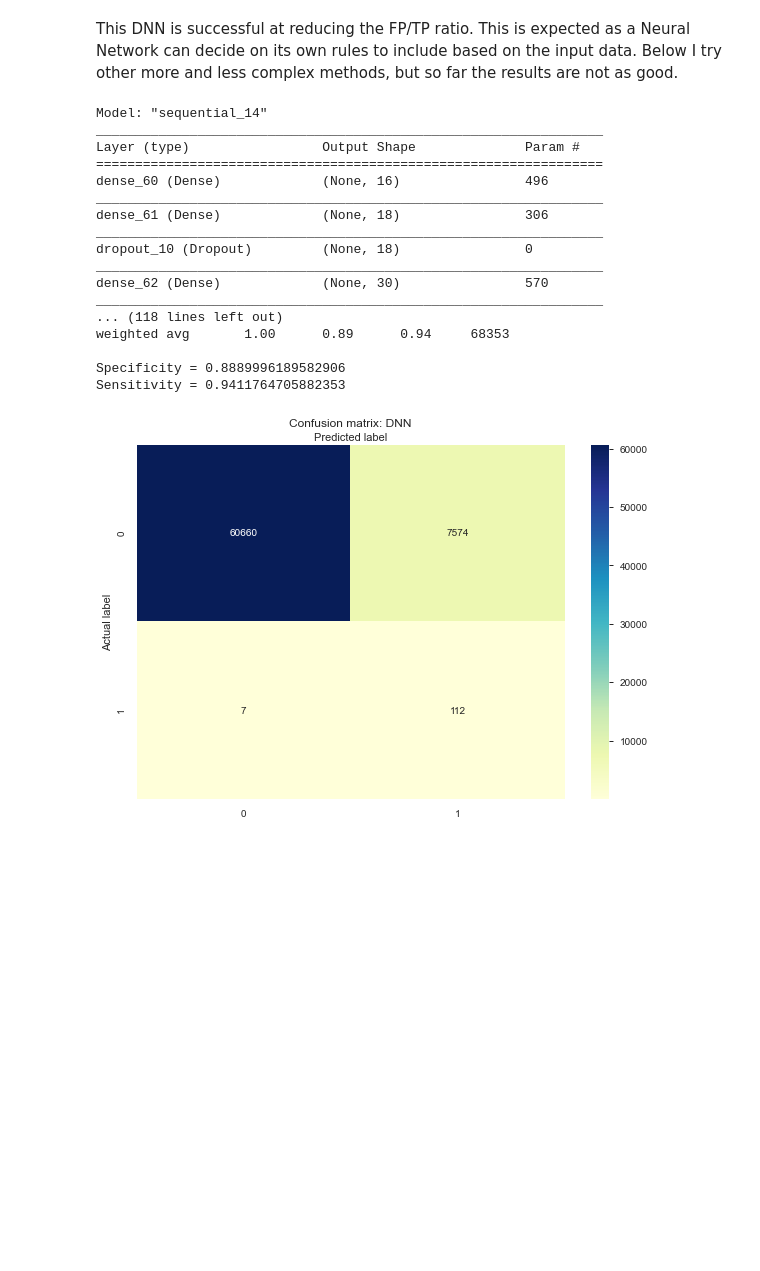
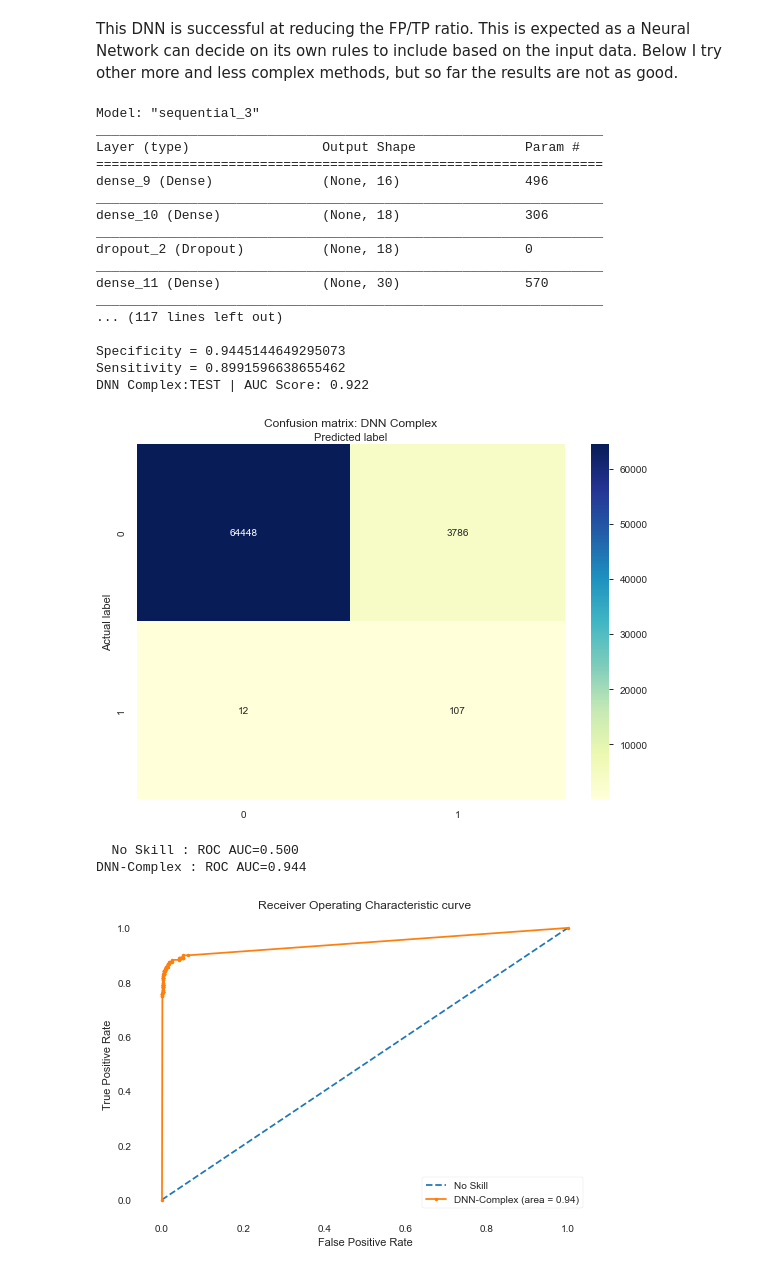
Before and after one commit to donaldsrepo/imbalanced_data, a Jupyter notebook: DonCreditCardImbalancedDataSet.ipynb, the cells around one changed output. Cells and saved outputs as stored; diff of their text form; code cells hidden in the pictures; blank space fills up the shorter version.

Commit message:
some useful examples

```diff
--- a/DonCreditCardImbalancedDataSet.ipynb
+++ b/DonCreditCardImbalancedDataSet.ipynb
@@ -427,6 +463,8 @@ gb_clf.fit( X_train, y_train, sample_weight=np.where(y_train == 1,0.5,1.0) ) #
 #use model to predict validation dataset
 predictions = gb_clf.predict(X_test)
 
-tn, fp, fn, tp = display_metrics(gb_clf, X_train, X_test, y_train, y_test, predictions)
+tn, fp, fn, tp = display_metrics(gb_clf, X_train, X_test, y_train, y_test, predictions, 'GB')
 visualize(y_test, predictions, 'GB')
+gb_auc = auc_roc_metrics(gb_clf, X_test, y_test, 'GB')
+metrics_results['gb'] = gb_auc
 # %% [output]
@@ -482,6 +523,8 @@ gb_clf1.fit( X_train, y_train, sample_weight=np.where(y_train == 1,4.0,1.0) ) #
 #use model to predict validation dataset
 predictions = gb_clf1.predict(X_test)
 
-tn1, fp1, fn1, tp1 = display_metrics(gb_clf1, X_train, X_test, y_train, y_test, predictions)
+tn1, fp1, fn1, tp1 = display_metrics(gb_clf1, X_train, X_test, y_train, y_test, predictions, 'GB1')
 visualize(y_test, predictions, 'GB1')
+gb1_auc = auc_roc_metrics(gb_clf1, X_test, y_test, 'GB1')
+metrics_results['gb1'] = gb1_auc
 # %% [output]
@@ -723,11 +800,16 @@ def create_complex_dnn():
 # %%
 clf = create_dnn()
 clf.summary()
-clf.compile(optimizer='adam', loss='binary_crossentropy', metrics=['accuracy'])
+#clf.compile(optimizer='adam', loss='binary_crossentropy', metrics=['accuracy'])
+adam = keras.optimizers.Adam(learning_rate=0.001)
+# try using focal_loss to give heavier weight to examples that are difficult to classify
+# seems to improve the metrics slightly
+clf.compile(optimizer=adam, loss=[focal_loss], metrics=['accuracy'])
+#clf.compile(optimizer='adam', loss='binary_crossentropy', metrics=['accuracy'])
+
 # create/fit model on the training dataset
 #clf.fit(X_train, y_train, batch_size=16, epochs=32, sample_weight=np.where(y_train == 1,0.2,1.0).flatten())
-clf.fit(X_train, y_train, batch_size=16, epochs=32, sample_weight=np.where(y_train == 1,4.0,1.0).flatten())
-#clf.fit(X_train, y_train, batch_size=16, epochs=8)
+clf.fit(X_train, y_train, batch_size=16, epochs=20, sample_weight=np.where(y_train == 1,4.0,1.0).flatten())
 
 # check model metrics
 score = clf.evaluate(X_train, y_train, batch_size=128)
@@ -744,6 +826,8 @@ yhat_classes = yhat_classes[:, 0]
 print("Classification Report (DNN)")
 print(classification_report(y_test, yhat_classes))
 
-tn, fp, fn, tp = display_metrics(gb_clf, X_train, X_test, y_train, y_test, yhat_classes)
+tn, fp, fn, tp = display_metrics(clf, X_train, X_test, y_train, y_test, yhat_classes, 'DNN')
 visualize(y_test, yhat_classes, 'DNN')
+dnn_auc = auc_roc_metrics(clf, X_test, y_test, 'DNN')
+metrics_results['dnn'] = dnn_auc
 # %% [output]
@@ -800,6 +887,8 @@ yhat_probs = yhat_probs[:, 0]
 yhat_classes = yhat_classes[:, 0]
 print("Classification Report (DNN Simple)")
 print(classification_report(y_test, yhat_classes))
-tn, fp, fn, tp = display_metrics(gb_clf, X_train, X_test, y_train, y_test, yhat_classes)
+tn, fp, fn, tp = display_metrics(clf, X_train, X_test, y_train, y_test, yhat_classes, 'DNN Simple')
 visualize(y_test, yhat_classes, 'DNN Simple')
+dnn_simple_auc = auc_roc_metrics(clf, X_test, y_test, 'DNN-Simple')
+metrics_results['dnn_simple'] = dnn_simple_auc
 # %% [output]
@@ -829,45 +921,50 @@ clf.summary()
 clf.compile(optimizer='adam', loss='binary_crossentropy', metrics=['accuracy'])
 # create/fit model on the training dataset
 #clf.fit(X_train, y_train, batch_size=15, epochs=5, sample_weight=np.where(y_train == 1,0.1,1.0).flatten())
 clf.fit(X_train, y_train, batch_size=16, epochs=32, sample_weight=np.where(y_train == 1,4.0,1.0).flatten())
 #clf.fit(X_train, y_train, batch_size=15, epochs=5, sample_weight=np.where(y_train == 1,5.0,1.0).flatten())
 #clf.fit(X_train, y_train, batch_size=15, epochs=5)
 
 # check model metrics
 score = clf.evaluate(X_train, y_train, batch_size=128)
 print('\nAnd the Train Score is ', score[1] * 100, '%')
 score = clf.evaluate(X_test, y_test, batch_size=128)
 print('\nAnd the Test Score is ', score[1] * 100, '%')
 # predict probabilities for test set
 yhat_probs = clf.predict(X_test, verbose=0)
 # predict crisp classes for test set
 yhat_classes = clf.predict_classes(X_test, verbose=0)
 # reduce to 1d array
 yhat_probs = yhat_probs[:, 0]
 yhat_classes = yhat_classes[:, 0]
 print("Classification Report (DNN complex)")
 print(classification_report(y_test, yhat_classes))
-tn, fp, fn, tp = display_metrics(gb_clf, X_train, X_test, y_train, y_test, yhat_classes)
-visualize(y_test, yhat_classes, 'DNN complex')
+tn, fp, fn, tp = display_metrics(clf, X_train, X_test, y_train, y_test, yhat_classes, 'DNN Complex')
+visualize(y_test, yhat_classes, 'DNN Complex')
+dnn_complex_auc = auc_roc_metrics(clf, X_test, y_test, 'DNN-Complex')
+metrics_results['dnn_complex'] = dnn_complex_auc
 # %% [output]
-Model: "sequential_14"
+Model: "sequential_3"
 _________________________________________________________________
 Layer (type)                 Output Shape              Param #
 =================================================================
-dense_60 (Dense)             (None, 16)                496
+dense_9 (Dense)              (None, 16)                496
 _________________________________________________________________
-dense_61 (Dense)             (None, 18)                306
+dense_10 (Dense)             (None, 18)                306
 _________________________________________________________________
-dropout_10 (Dropout)         (None, 18)                0
+dropout_2 (Dropout)          (None, 18)                0
 _________________________________________________________________
-dense_62 (Dense)             (None, 30)                570
+dense_11 (Dense)             (None, 30)                570
 _________________________________________________________________
-... (118 lines left out)
-weighted avg       1.00      0.89      0.94     68353
+... (117 lines left out)
 
-Specificity = 0.8889996189582906
-Sensitivity = 0.9411764705882353
+Specificity = 0.9445144649295073
+Sensitivity = 0.8991596638655462
+DNN Complex:TEST | AUC Score: 0.922
-[figure, old version]
+[figure, new version]
+  No Skill : ROC AUC=0.500
+DNN-Complex : ROC AUC=0.944
+[figure, added]
 # %%
 def create_autoencoder():
     # input_dim must equal number of features in X_train and X_test dataset
```
Also changed, not shown: parts of 24 cells of this notebook, 2 other files.
